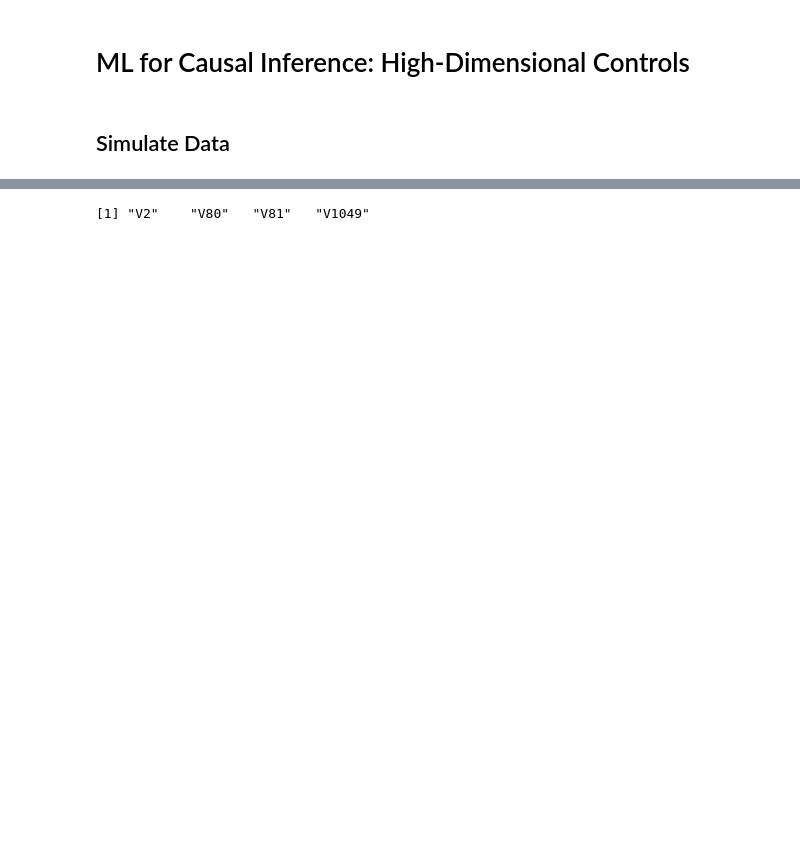
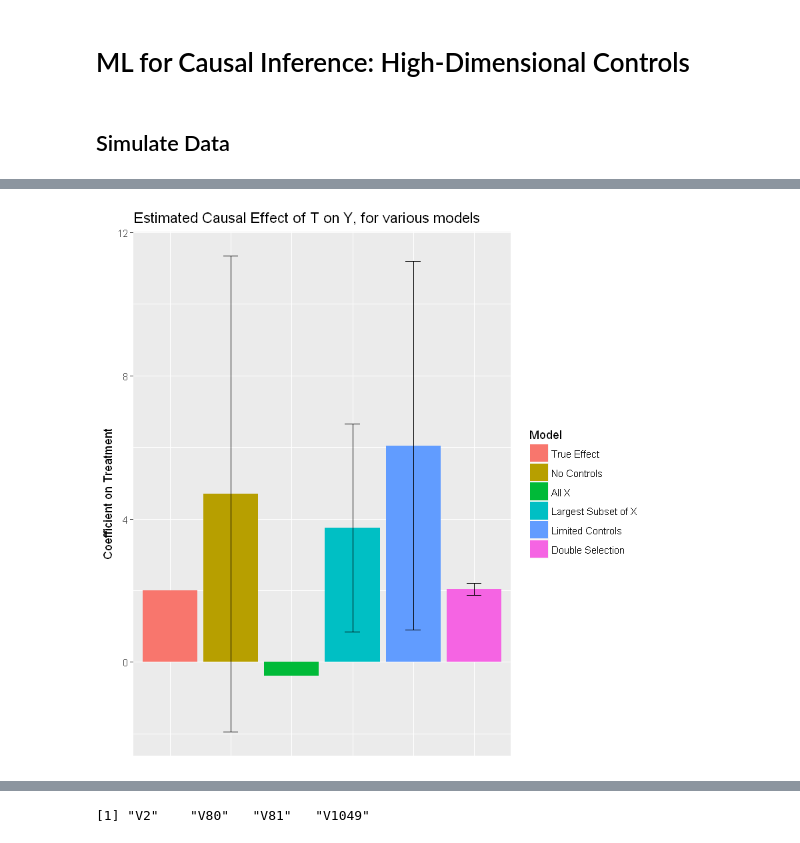
Before and after one commit to TeconomicsBlog/notebooks, a Jupyter notebook: covariate_selection.ipynb, the cells around one changed output, grey strips where cells are left out. Drawn from its saved outputs; the diff is of its cells as text; code cells hidden in the pictures; blank space fills up the shorter version.

Commit message:
Added A/B test, plot comparing estimated coefficients

```diff
--- a/covariate_selection.ipynb
+++ b/covariate_selection.ipynb
@@ -49,5 +63,5 @@ X.colnames <- colnames(X)
 # %%
-lasso.fit.outcome <- cv.glmnet(data.matrix(X), df$Y, alpha=1)
+lasso.fit.outcome <- cv.glmnet(data.matrix(X), df$Y.ab, alpha=1)
 
 coef <- predict(lasso.fit.outcome, type = "nonzero")
 H <- X.colnames[unlist(coef)]
@@ -60,0 +88,16 @@ H
+# %%
+# Union of selected variables:
+H_union_K.names <- unique(c(H, K))
+H_union_K.names
+sum.H_union_K <- paste(H_union_K.names, collapse = " + ")
+eq.H_union_K <- paste("Y.ab ~ T + ", sum.H_union_K)
+
+# OLS regression, using all covariates selected by double selection
+fit.double <- lm(eq.H_union_K, data = df)
+
+T.double
+ci.double
+
+summary(fit.double)
+T.double <- fit.double$coefficients[2]
+ci.double <- confint(fit.double, 'T', level = 0.95)
@@ -60,0 +133,63 @@ H
+# %%
+# OLS of Y on T
+fit.simple <- lm('Y ~ T', data = df)
+#summary(fit.simple)
+T.simple <- fit.simple$coefficients[2]
+ci.simple <- confint(fit.simple, 'T', level = 0.95)
+
+# OLS of Y on T,controlling for all of X
+sum.X <- paste(X.colnames, collapse = " + ")
+eq.control.all <- paste("Y.ab ~ T + ", sum.X)
+
+fit.allX <- lm(eq.control.all, data = df)
+#summary(fit.allX)
+T.allX <- fit.allX$coefficients[2]
+ci.allX <- confint(fit.allX, 'T', level = 0.95)
+
+# OLS of Y on T,controlling for (almost) all of X
+sum.Xmost <- paste(X.colnames[0:(N-10)], collapse = " + ")
+eq.control.almost <- paste("Y.ab ~ T + ", sum.Xmost)
+
+fit.mostX <- lm(eq.control.almost, data = df)
+#summary(fit.allX)
+T.mostX <- fit.mostX$coefficients[2]
+ci.mostX <- confint(fit.mostX, 'T', level = 0.95)
+
+# OLS of Y on T, with a subset of X
+sum.X.subset <- paste(c(X.colnames[5:15], X.colnames[80:90]), collapse = " + ")
+eq.control.subset <- paste("Y.ab ~ T + ", sum.X.subset)
+
+fit.subsetX <- lm(eq.control.subset, data = df)
+#summary(fit.subsetX)
+T.subsetX <- fit.subsetX$coefficients[2]
+ci.subsetX <- confint(fit.subsetX, 'T', level = 0.95)
+
+# Vector of T results
+coefs.ab <- c(2.0, T.simple, T.allX, T.mostX, T.subsetX, T.double)
+
+ci.low <- c(NaN, ci.simple[1], ci.allX[1], ci.mostX[1], ci.subsetX[1], ci.double[1])
+ci.high <- c(NaN, ci.simple[2], ci.allX[2], ci.mostX[2], ci.subsetX[2], ci.double[2])
+
+dat <- cbind(coefs.ab, ci.low, ci.high, c('True Effect', 'No Controls', 'All X', 'Largest Subset of X', 'Limited Controls', 'Double Selection'))
+colnames(dat)[4] <- 'Model'
+dat <- data.frame(dat)
+
+dat$coefs.ab <- as.double(levels(dat$coefs.ab))[dat$coefs.ab]
+dat$ci.low <- as.double(levels(dat$ci.low))[dat$ci.low]
+dat$ci.high <- as.double(levels(dat$ci.high))[dat$ci.high]
+dat$Model <- factor(dat$Model, levels = dat$Model)
+
+dodge <- position_dodge(width = 0.9)
+limits <- aes(ymax = dat$ci.high,
+              ymin = dat$ci.low)
+
+p <- ggplot(data = dat, aes(x = Model, y = coefs.ab, fill = Model))
+
+p + geom_bar(stat = "identity", position = dodge) +
+  geom_errorbar(limits, position = dodge, width = 0.25) +
+    ylab("Coefficient on Treatment") +
+    ggtitle("Estimated Causal Effect of T on Y, for various models") +
+    theme(axis.title.x=element_blank(),
+        axis.text.x=element_blank(),
+        axis.ticks.x=element_blank())
+# %% [output]
@@ -60,0 +200 @@ H
+[figure, added]
```
Also changed, not shown: parts of 17 cells of this notebook.
